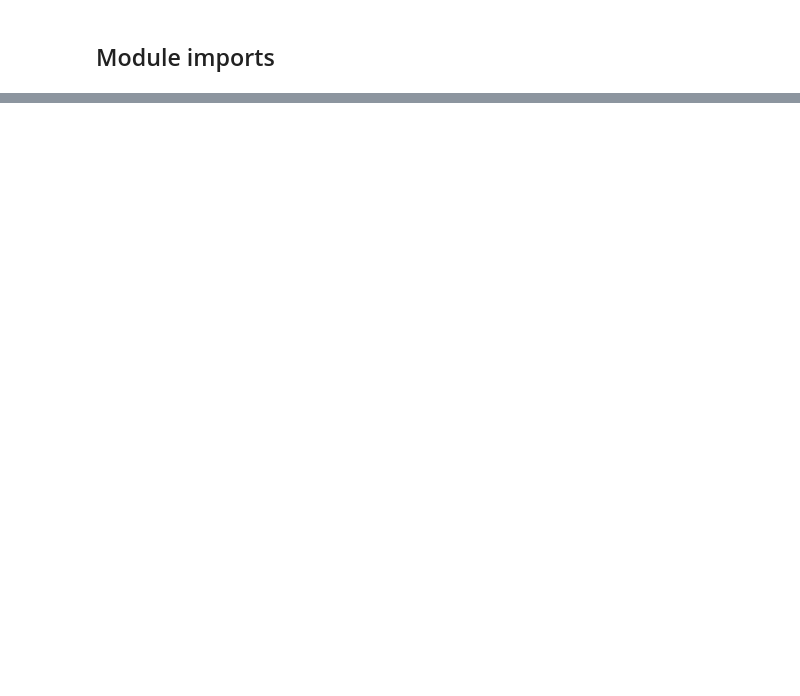
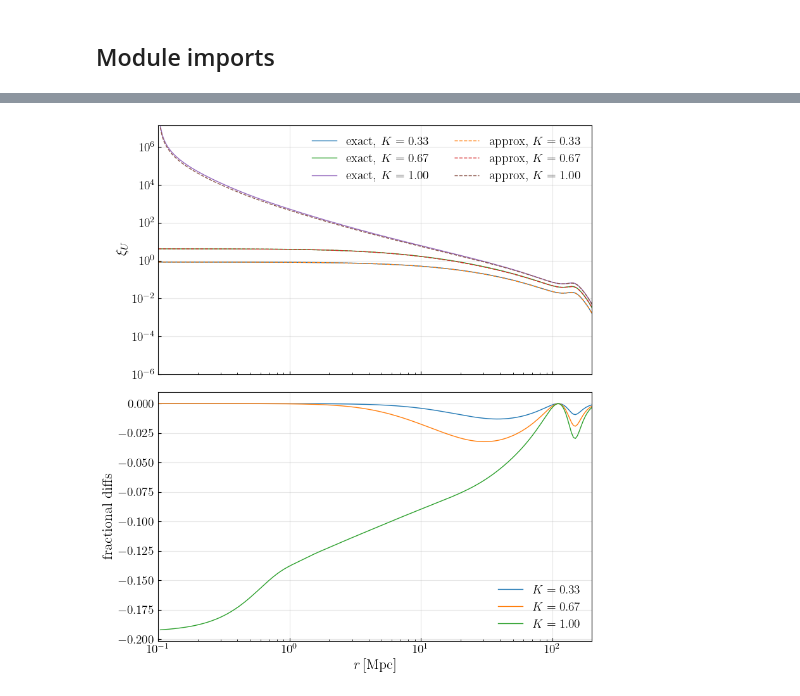
Before and after one commit to ryanyrzh/Zeus21, a Jupyter notebook: aniso_tests/high_res.ipynb, the cells around one changed output, grey strips where cells are left out. Drawn from its saved outputs; the diff is of its cells as text; code cells hidden in the pictures; blank space fills up the shorter version.

```diff
--- a/aniso_tests/high_res.ipynb
+++ b/aniso_tests/high_res.ipynb
@@ -210,0 +262,56 @@ ax.grid(True, alpha=0.3)
+# %%
+fig, axs = plt.subplots(
+    2, 1, figsize=(8, 9), sharex=True, gridspec_kw={"height_ratios": [1, 1]}
+ )
+
+aniso_handles = []
+iso_handles = []
+
+for K in K_values:
+    aniso_curve = xi_U_aniso_by_K[K][R1_choose, R2_choose, :]
+    iso_curve = xi_U_iso_by_K[K][R1_choose, R2_choose, :]
+    # aniso_curve = aniso_curve / np.max(aniso_curve)
+    # iso_curve = iso_curve / np.max(iso_curve)
+
+    h_aniso, = axs[0].plot(
+        rlist,
+        aniso_curve,
+        lw=1,
+        label=rf"exact, $K={K:.2f}$"
+    )
+    h_iso, = axs[0].plot(
+        rlist,
+        iso_curve,
+        lw=1,
+        ls="--",
+        label=rf"approx, $K={K:.2f}$"
+    )
+    aniso_handles.append(h_aniso)
+    iso_handles.append(h_iso)
+
+    frac_diff = (iso_curve - aniso_curve) / aniso_curve
+    axs[1].plot(rlist, frac_diff, lw=1, label=rf"$K={K:.2f}$")
+
+# Column grouping: left = anisotropic, right = isotropic.
+legend_handles = aniso_handles + iso_handles
+legend_labels = [h.get_label() for h in legend_handles]
+
+axs[0].set_xlim(1e-1, 200)
+axs[0].set_ylim(1e-6, )
+axs[0].set_xscale("log")
+axs[0].set_yscale("log")
+axs[0].set_ylabel(r"$\xi_U$", fontsize=16)
+axs[0].legend(legend_handles, legend_labels, frameon=False, fontsize=14, ncol=2)
+axs[0].tick_params(axis="both", which="both", direction="in", labelsize=14)
+axs[0].grid(True, alpha=0.3)
+
+axs[1].set_xscale("log")
+axs[1].set_xlabel(r"$r\,[\mathrm{Mpc}]$", fontsize=16)
+axs[1].set_ylabel(r"fractional diffs", fontsize=16)
+axs[1].tick_params(axis="both", which="both", direction="in", labelsize=14)
+axs[1].grid(True, alpha=0.3)
+axs[1].legend(frameon=False, fontsize=14)
+
+plt.tight_layout()
+# %% [output]
+[figure, added]
```
Also changed, not shown: parts of 9 cells of this notebook.
